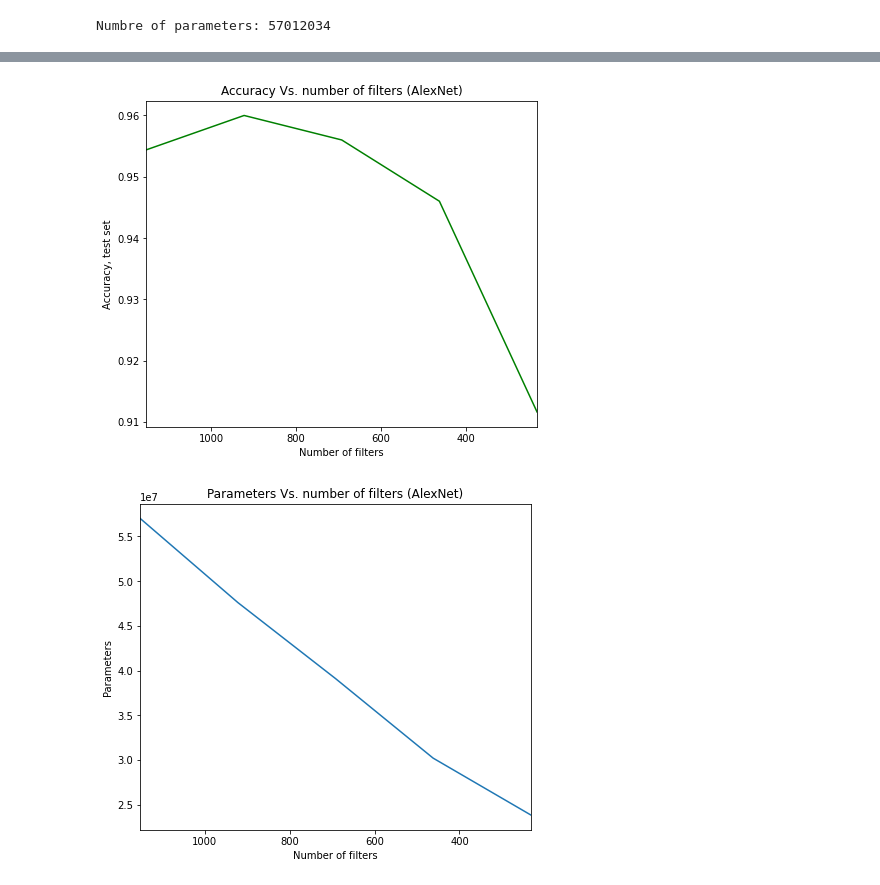
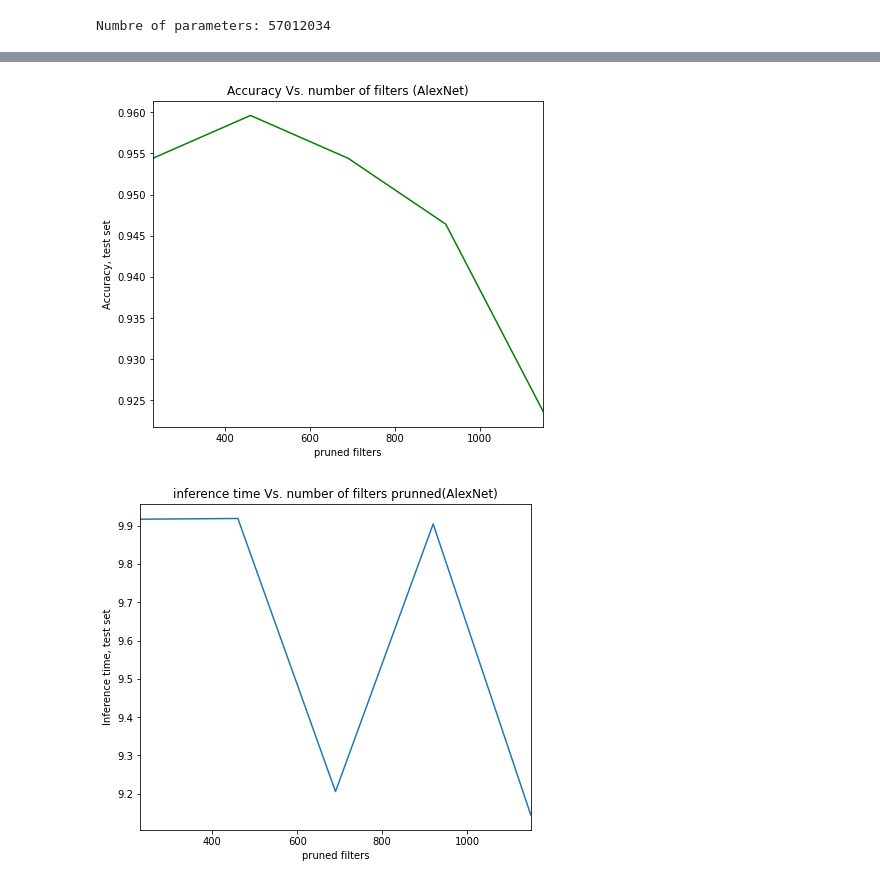
Before and after one commit to agreigra/pruning-cnn, a Jupyter notebook: AlexNet.ipynb, the cells around one changed output, grey strips where cells are left out. Drawn from its saved outputs; the diff is of its cells as text; code cells hidden in the pictures.

```diff
--- a/AlexNet.ipynb
+++ b/AlexNet.ipynb
@@ -105,25 +105,29 @@ alexnet = torch.load("models/alexnet")
 fine_tuner_alexnet = PrunningFineTuner(train_path, test_path, alexnet, device, size = 256)
 # %%
 def prune(model):
-    hist = {"parameters":[], "accuracy":[], "filters":[], "accuracy_retrained_model":[]}
-
-    hist["parameters"].append(model.get_number_of_parameters())
-    hist["accuracy"].append(model.test())
-    hist["filters"].append(model.total_num_filters())
-    hist["accuracy_retrained_model"].append(model.test())
-
+    hist = {"parameters":[], "accuracy":[], "filters":[], "time":[]}
     number_of_filters = model.total_num_filters()
     filter_per_iteration = int(number_of_filters*0.2)
 
+    hist["parameters"].append(model.get_number_of_parameters())
+    hist["filters"].append(filter_per_iteration)
+    start = time.time()
+    acc = model.test()
+    end = time.time()
+    hist["accuracy"].append(acc)
+    hist["time"].append(end-start)
     for i in range(4):
         print("-------------------------------")
         acc = model.prune(filter_per_iteration)
         if(i%2 == 1):
             torch.save(model, "models/alexnet_prunned"+str(i))
         hist["parameters"].append(model.get_number_of_parameters())
+        hist["filters"].append(hist["filters"][-1]+filter_per_iteration)
+        start = time.time()
+        acc = model.test()
+        end = time.time()
         hist["accuracy"].append(acc)
-        hist["filters"].append(model.total_num_filters())
-        hist["accuracy_retrained_model"].append(model.test())
+        hist["time"].append(end-start)
     return hist
 # %%
 #prune the filters in the model
@@ -165,22 +169,22 @@ Accuracy : 0.9116
 Finished fine tuning.
 # %%
 plt.figure(figsize=(7, 6))
-plt.plot(hist["filters"], hist["accuracy_retrained_model"], color='green')
-plt.xlabel('Number of filters')
+plt.plot(hist["filters"], hist["accuracy"], color='green')
+plt.xlabel('pruned filters')
 plt.ylabel('Accuracy, test set')
 plt.xlim(hist["filters"][0], hist["filters"][-1])
 plt.title("Accuracy Vs. number of filters (AlexNet)")
 #plt.legend()
 plt.savefig('images/prunningfiltersAlexNet.png')
 # %% [output]
-[figure, old version]
+[figure, new version]
 # %%
 plt.figure(figsize=(7, 6))
-plt.plot(hist["filters"], hist["parameters"])
-plt.xlabel('Number of filters')
-plt.ylabel('Parameters')
+plt.plot(hist["filters"], hist["time"])
+plt.xlabel('pruned filters')
+plt.ylabel('Inference time, test set')
 plt.xlim(hist["filters"][0], hist["filters"][-1])
-plt.title("Parameters Vs. number of filters (AlexNet)")
-plt.savefig('images/parametersAlexNet.png')
+plt.title("inference time Vs. number of filters prunned(AlexNet)")
+plt.savefig('images/inferenceTimeAlexNet.png')
 # %% [output]
-[figure, old version]
+[figure, new version]
```
Also changed, not shown: parts of 1 cell of this notebook, 13 other files.
